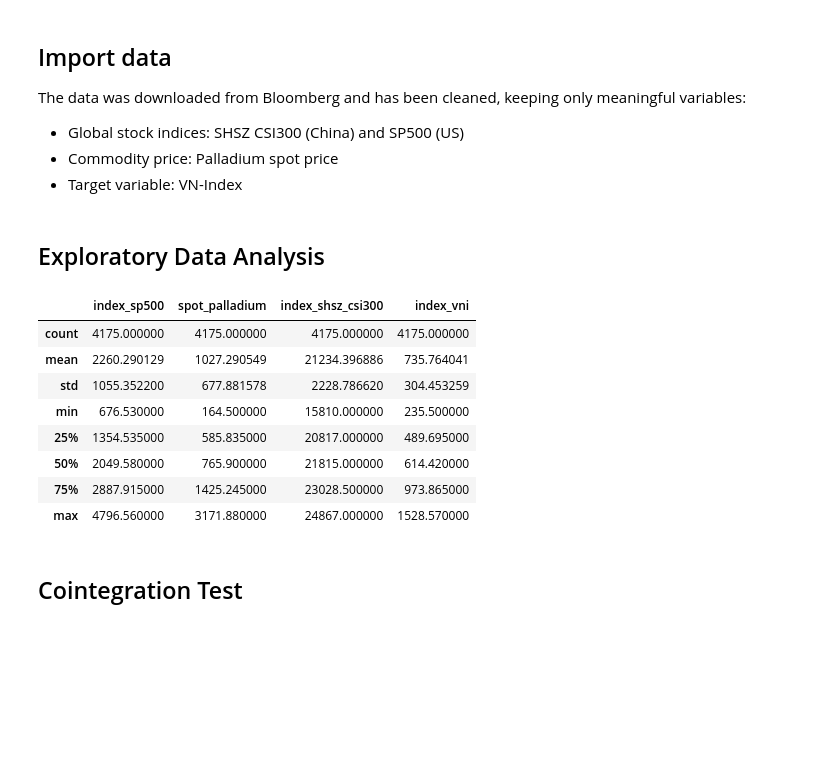
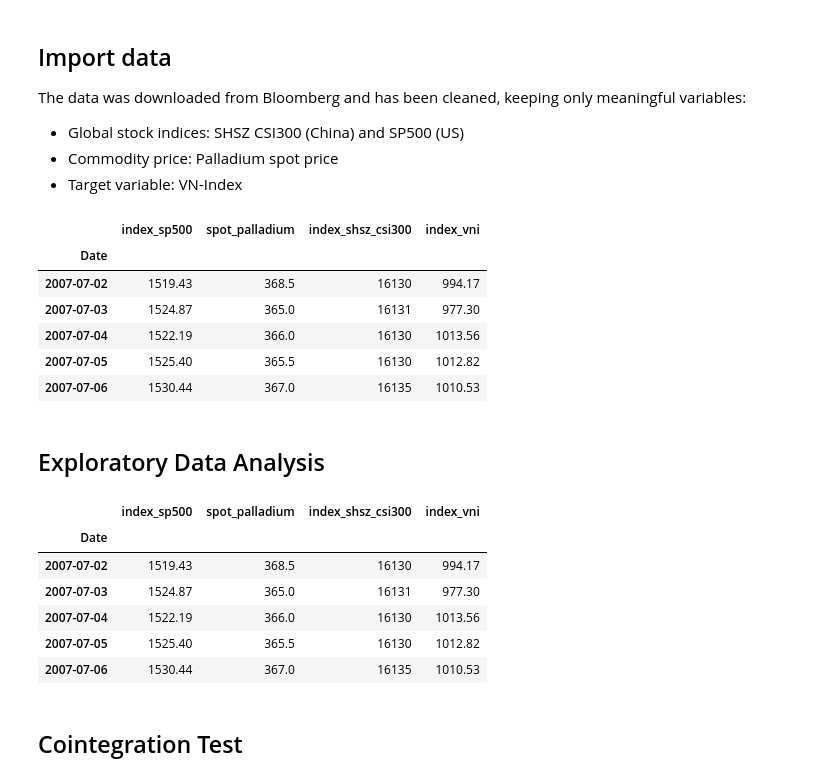
Before and after one commit to DuyDoanLearning/stock_market_prediction_MachineLearning_and_LSTM, a Jupyter notebook: 2. ML Models/ML Models - Regression - 24.8 - Cointegration models.ipynb, the cells around one changed output. Cells and saved outputs as stored; diff of their text form; code cells hidden in the pictures; blank space fills up the shorter version.

```diff
--- a/2. ML Models/ML Models - Regression - 24.8 - Cointegration models.ipynb
+++ b/2. ML Models/ML Models - Regression - 24.8 - Cointegration models.ipynb
@@ -20,22 +20,31 @@ The data was downloaded from Bloomberg and has been cleaned, keeping only meanin
 - Target variable: VN-Index
 # %%
 # Import data
-data = pd.read_csv('data.csv', index_col = 'Date')
+data = pd.read_csv('data.csv')
+data['Date'] = pd.to_datetime(data['Date'], format = "%m/%d/%Y")
+data.set_index('Date', inplace = True)
+data.head()
+# %% [output]
+|  | index_sp500 | spot_palladium | index_shsz_csi300 | index_vni |
+| Date |  |  |  |  |
+| 2007-07-02 | 1519.43 | 368.5 | 16130 | 994.17 |
+| 2007-07-03 | 1524.87 | 365.0 | 16131 | 977.30 |
+| 2007-07-04 | 1522.19 | 366.0 | 16130 | 1013.56 |
+| 2007-07-05 | 1525.40 | 365.5 | 16130 | 1012.82 |
+| 2007-07-06 | 1530.44 | 367.0 | 16135 | 1010.53 |
 # %% [markdown]
 ## Exploratory Data Analysis
 # %%
 # Describe the data
-data.describe()
+data.head()
 # %% [output]
 |  | index_sp500 | spot_palladium | index_shsz_csi300 | index_vni |
-| count | 4175.000000 | 4175.000000 | 4175.000000 | 4175.000000 |
-| mean | 2260.290129 | 1027.290549 | 21234.396886 | 735.764041 |
-| std | 1055.352200 | 677.881578 | 2228.786620 | 304.453259 |
-| min | 676.530000 | 164.500000 | 15810.000000 | 235.500000 |
-| 25% | 1354.535000 | 585.835000 | 20817.000000 | 489.695000 |
-| 50% | 2049.580000 | 765.900000 | 21815.000000 | 614.420000 |
-| 75% | 2887.915000 | 1425.245000 | 23028.500000 | 973.865000 |
-| max | 4796.560000 | 3171.880000 | 24867.000000 | 1528.570000 |
+| Date |  |  |  |  |
+| 2007-07-02 | 1519.43 | 368.5 | 16130 | 994.17 |
+| 2007-07-03 | 1524.87 | 365.0 | 16131 | 977.30 |
+| 2007-07-04 | 1522.19 | 366.0 | 16130 | 1013.56 |
+| 2007-07-05 | 1525.40 | 365.5 | 16130 | 1012.82 |
+| 2007-07-06 | 1530.44 | 367.0 | 16135 | 1010.53 |
 # %% [markdown]
 ## Cointegration Test
 # %%
```
Also changed, not shown: parts of 18 cells of this notebook.
